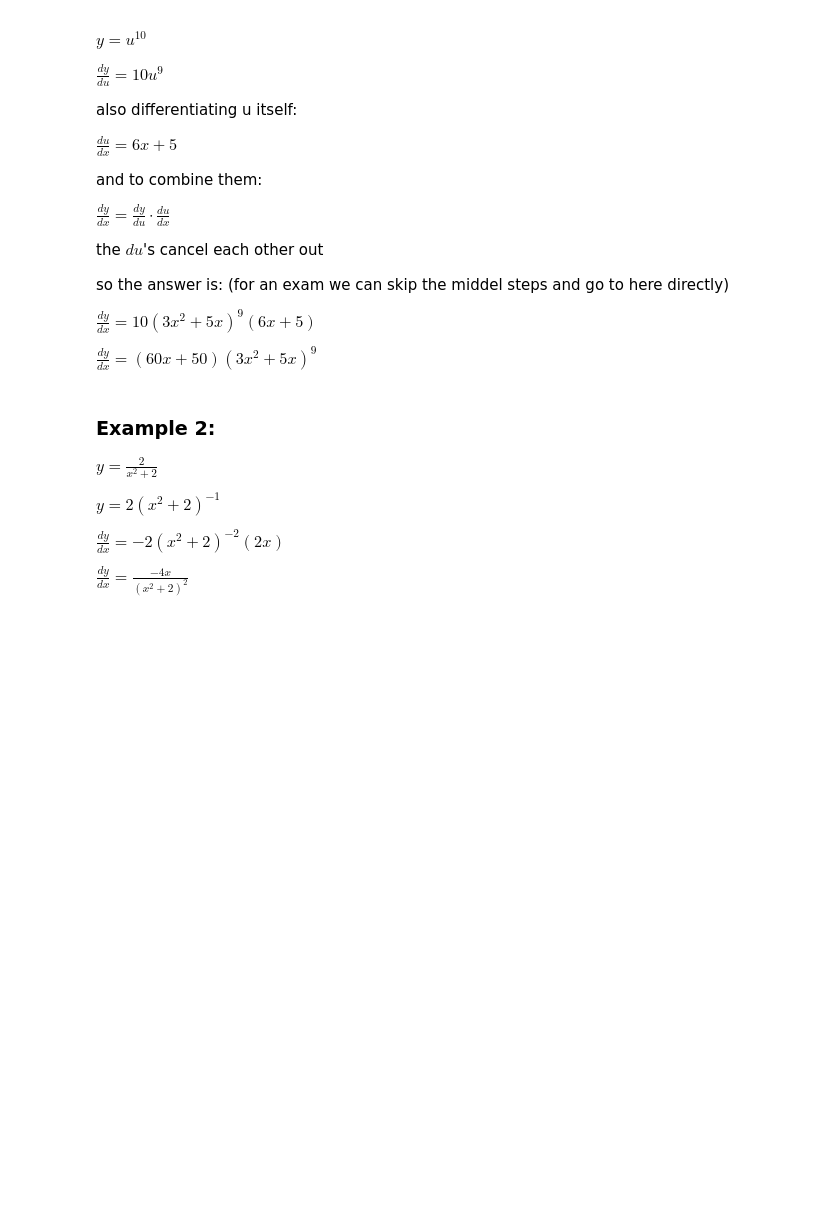
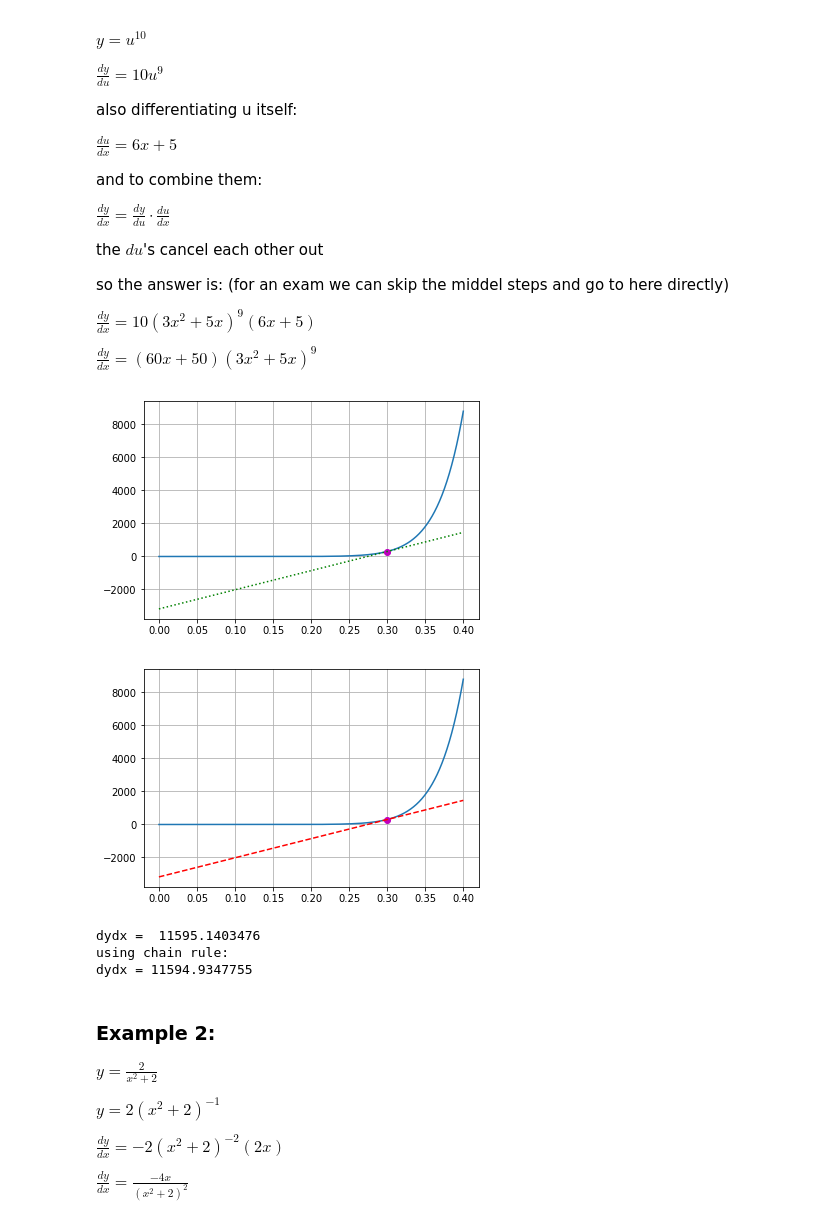
Before and after one commit to KiranArun/A-Level_Maths, a Jupyter notebook: Differentiation/Differentiation.ipynb, the cells around one changed output. Drawn from its saved outputs; the diff is of its cells as text; code cells hidden in the pictures; blank space fills up the shorter version.

```diff
--- a/Differentiation/Differentiation.ipynb
+++ b/Differentiation/Differentiation.ipynb
@@ -146,6 +179,48 @@ so the answer is:
 $\frac{dy}{dx} = 10(3x^2 + 5x)^9(6x + 5)$
 
 $\frac{dy}{dx} = (60x + 50)(3x^2 + 5x)^9$
+# %%
+# Python example of previous example
+# since we are using a computer, we dont need the chain rule but this is to prove it works
+
+# function from previous example
+def f(x):
+    return (3*x**2 + 5*x)**10
+
+# create line data
+x_data = np.linspace(0,0.4,4001)
+y = f(x_data)
+
+# set params
+x = 0.3
+d = 0.000001
+
+# use equation from example
+M_chain = (60*x + 50)*(3*x**2 + 5*x)**9
+# create tangent
+tan_chain = M_chain * (x_data-x) + f(x)
+
+# use equation from first principle
+M = (f(x+d)-f(x)) /d
+# create tangent
+tan = M * (x_data-x) + f(x)
+
+# plot
+fig, ax = plt.subplots()
+fig, ax2 = plt.subplots()
+ax.grid(True)
+ax2.grid(True)
+ax.plot(x_data,y,x,f(x),'om',x_data,tan,'g:')
+ax2.plot(x_data,y,x,f(x),'om',x_data,tan_chain,'r--')
+plt.show()
+print 'dydx = ',M
+print 'using chain rule:\ndydx =', M_chain
+# %% [output]
+[figure, added]
+[figure, added]
+dydx =  11595.1403476
+using chain rule:
+dydx = 11594.9347755
 # %% [markdown]
 ### Example 2:
 
```
Also changed, not shown: parts of 14 cells of this notebook.
